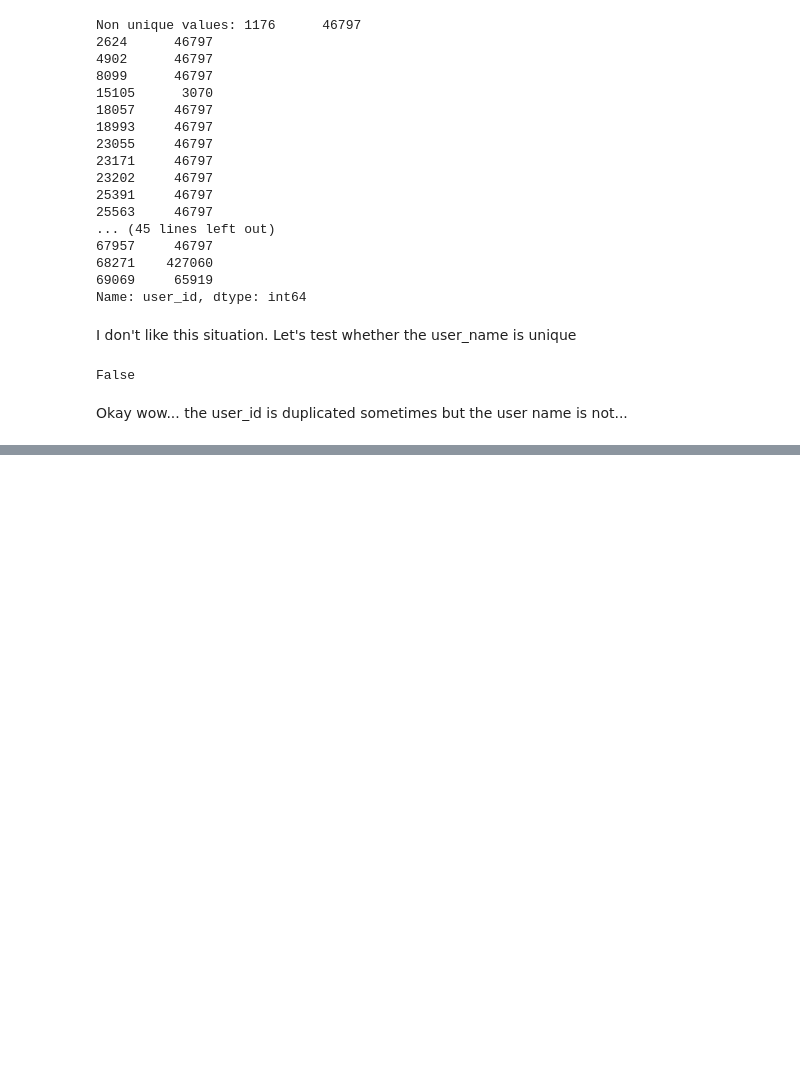
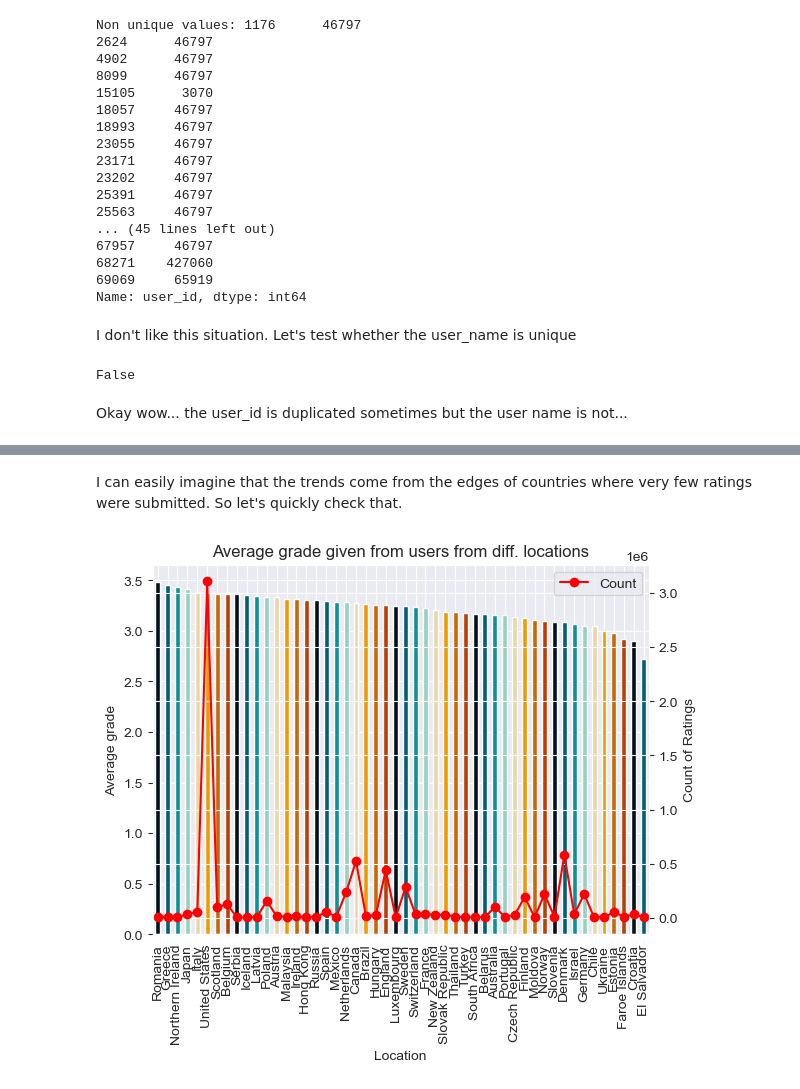
Before and after one commit to epfl-ada/ada-2024-project-thefivedatawranglers, a Jupyter notebook: analysis.ipynb, the cells around one changed output, grey strips where cells are left out. Saved outputs shown, nothing was run; the diff lists cells and outputs as text; code cells hidden in the pictures; blank space fills up the shorter version.

Commit message:
Finished the very general tests. Did the first of the two tasks in the Doc

```diff
--- a/analysis.ipynb
+++ b/analysis.ipynb
@@ -273,0 +345,20 @@ Okay wow... the user_id is duplicated sometimes but the user name is not...
+# %% [markdown]
+I can easily imagine that the trends come from the edges of countries where very few ratings were submitted. So let's quickly check that.
+# %%
+# the mean rating from users from the top 50 countries
+df_plot = df_rb_users_ratings.groupby("location")["rating"].mean().sort_values(ascending=False)
+fig, ax1 = plt.subplots()  # need subplots for barchart and line chart showing number of ratings from that country
+# plotting the bar chart
+df_plot.plot(kind="bar", color=colors[:len(df_plot)], ax=ax1)
+ax1.set_xlabel("Location")
+ax1.set_ylabel("Average grade")
+ax1.set_title("Average grade given from users from diff. locations")
+# plotting the line
+ax2 = ax1.twinx() # second axis for the number of ratings from that country
+top50_counts = top50[df_plot.index] # bring top50 in right order
+ax2.plot(df_plot.index, top50_counts, color="red", marker="o", linestyle="-", label="Count")
+ax2.set_ylabel("Count of Ratings")
+ax2.legend(loc="upper right")
+plt.show()
+# %% [output]
+[figure, added]
```
Also changed, not shown: parts of 15 cells of this notebook.
